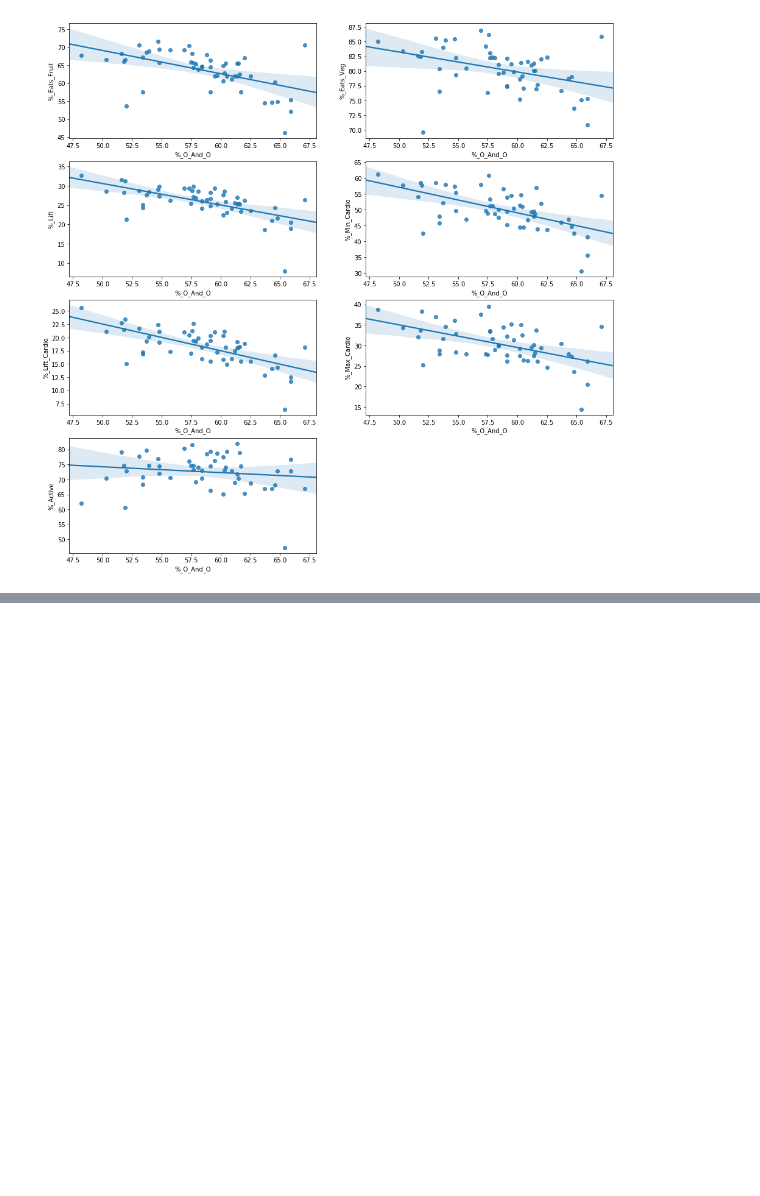
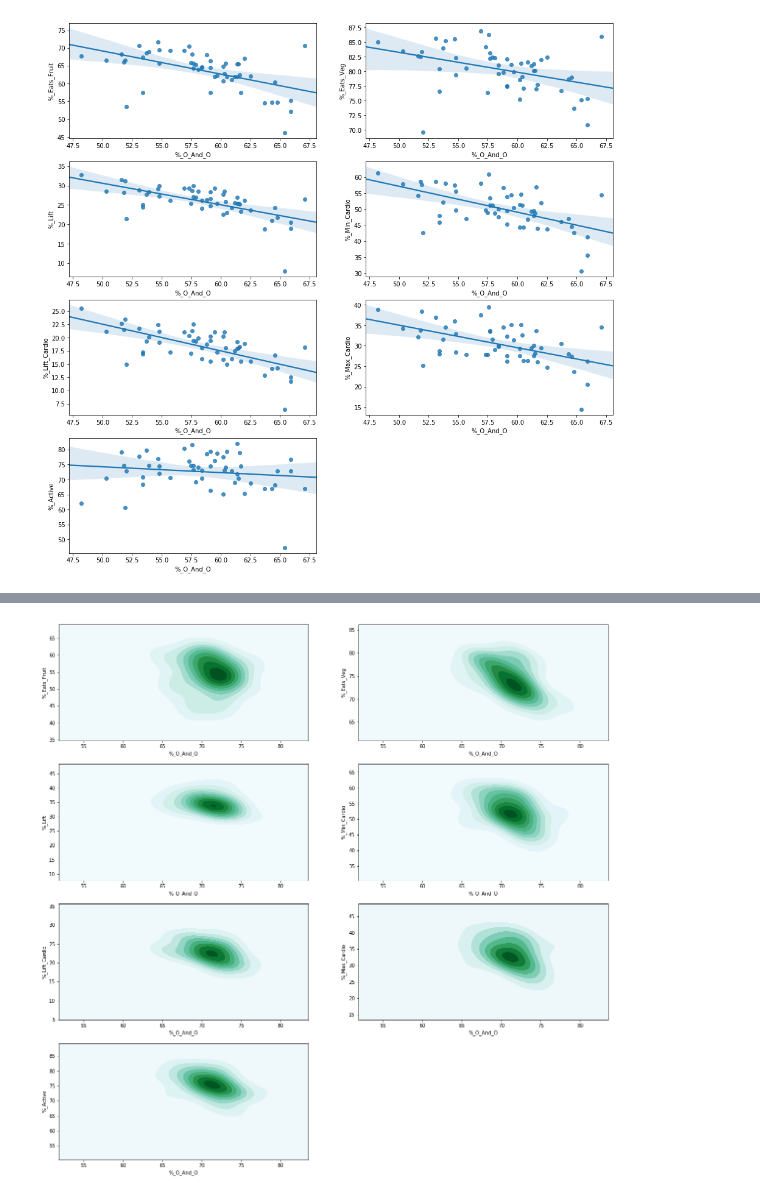
Before and after one commit to VincentG123/ThinkfulBootcamp, a Jupyter notebook: Capstone_1_Health_Fitness.ipynb, the cells around one changed output, grey strips where cells are left out. Saved outputs shown, nothing was run; the diff lists cells and outputs as text; code cells hidden in the pictures; blank space fills up the shorter version.

```diff
--- a/Capstone_1_Health_Fitness.ipynb
+++ b/Capstone_1_Health_Fitness.ipynb
@@ -77,0 +98,4 @@ create_plots(female_df,'%_O_And_O')
+# %%
+create_jointplots(male_df,'%_O_And_O')
+# %% [output]
+[figure, added]
```
Also changed, not shown: parts of 10 cells of this notebook, 1 other file.
